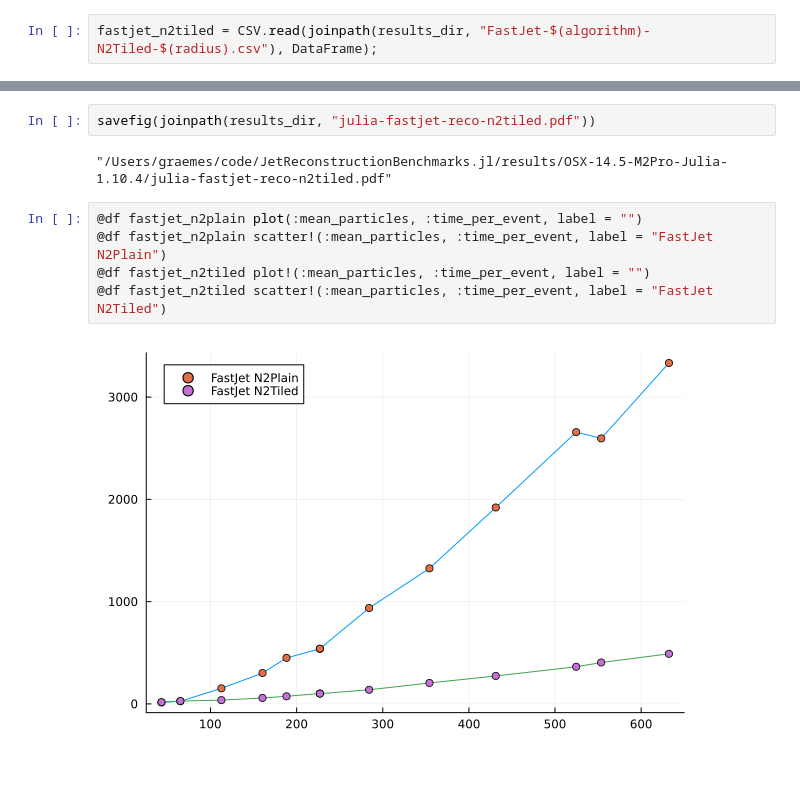
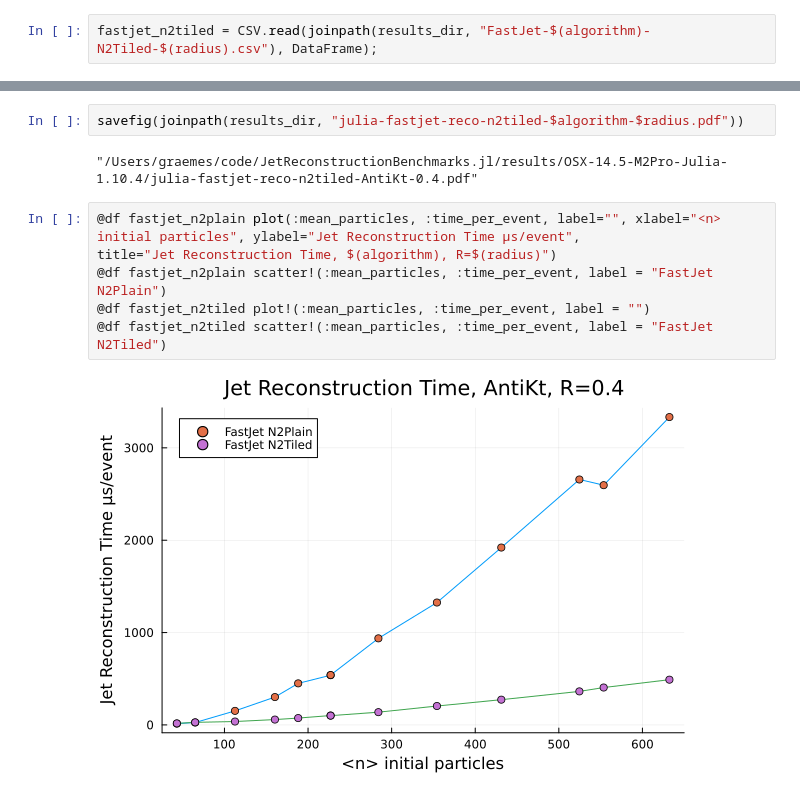
Before and after one commit to urania277/JetReconstructionBenchmarks.jl, a Jupyter notebook: results/plot-results.ipynb, the cells around one changed output, grey strips where cells are left out. Saved outputs shown, nothing was run; the diff lists cells and outputs as text.

Commit message:
Improved results plotter notebook

```diff
--- a/results/plot-results.ipynb
+++ b/results/plot-results.ipynb
@@ -53,11 +56,12 @@ savefig(joinpath(results_dir, "julia-fastjet-reco-n2plain.pdf"))
 # %%
-savefig(joinpath(results_dir, "julia-fastjet-reco-n2tiled.pdf"))
+savefig(joinpath(results_dir, "julia-fastjet-reco-n2tiled-$algorithm-$radius.pdf"))
 # %% [output]
-"/Users/graemes/code/JetReconstructionBenchmarks.jl/results/OSX-14.5-M2Pro-Julia-1.10.4/julia-fastjet-reco-n2tiled.pdf"
+"/Users/graemes/code/JetReconstructionBenchmarks.jl/results/OSX-14.5-M2Pro-Julia-1.10.4/julia-fastjet-reco-n2tiled-AntiKt-0.4.pdf"
 # %%
-@df fastjet_n2plain plot(:mean_particles, :time_per_event, label = "")
+@df fastjet_n2plain plot(:mean_particles, :time_per_event, label="", xlabel="<n> initial particles", ylabel="Jet Reconstruction Time μs/event",
+title="Jet Reconstruction Time, $(algorithm), R=$(radius)")
 @df fastjet_n2plain scatter!(:mean_particles, :time_per_event, label = "FastJet N2Plain")
 @df fastjet_n2tiled plot!(:mean_particles, :time_per_event, label = "")
 @df fastjet_n2tiled scatter!(:mean_particles, :time_per_event, label = "FastJet N2Tiled")
 # %% [output]
-[figure, old version]
+[figure, new version]
```
Also changed, not shown: parts of 5 cells of this notebook.
